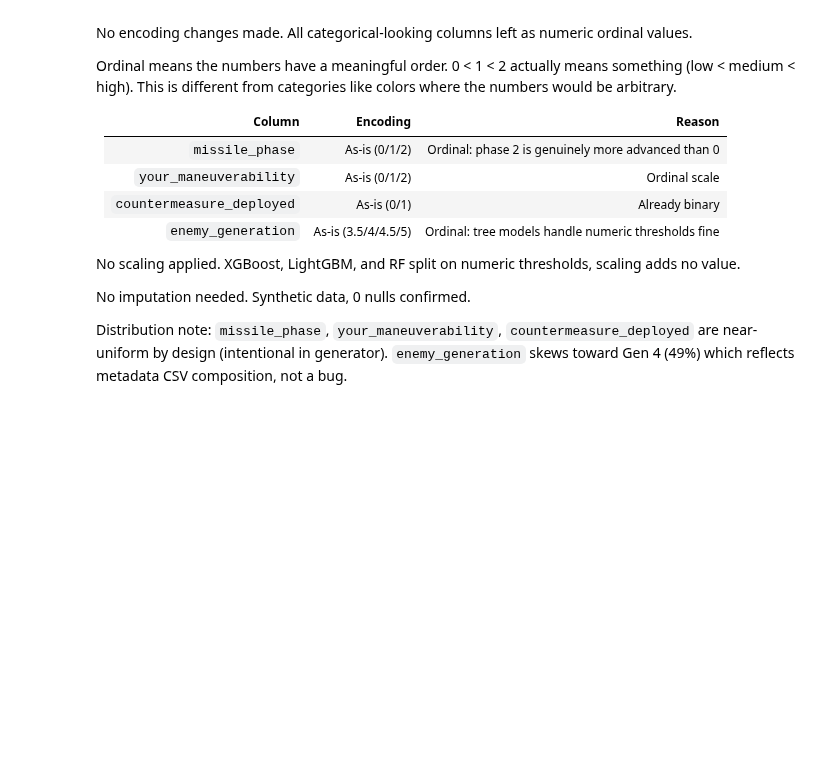
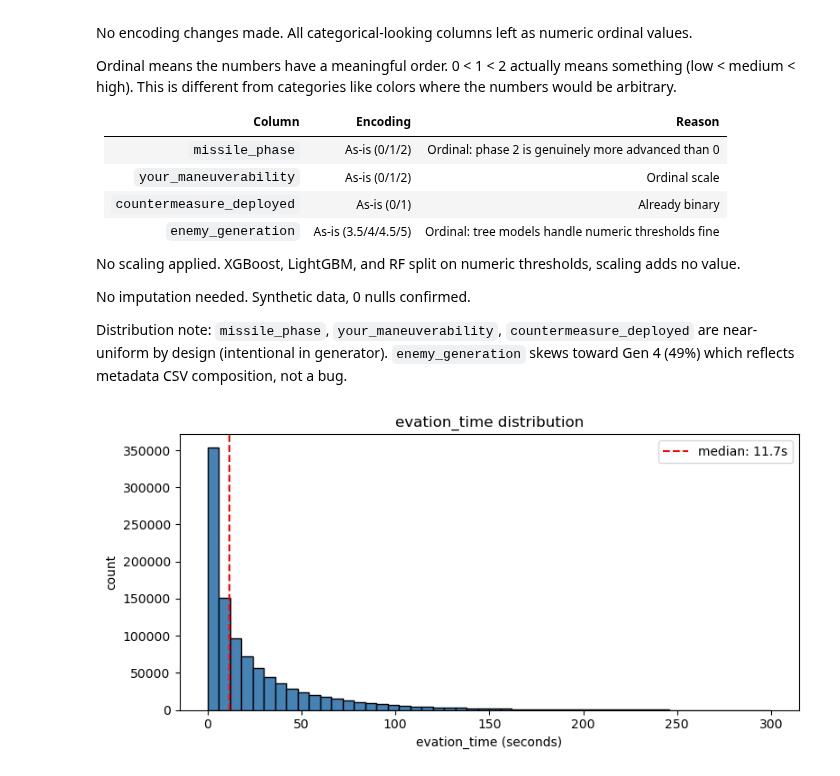
Before and after one commit to Eakempreet/ATAS_Project, a Jupyter notebook: notebooks/02_eta_regressor/02_eta_regressor.ipynb, the cells around one changed output. Cells and saved outputs as stored; diff of their text form; code cells hidden in the pictures; blank space fills up the shorter version.

Commit message:
feat: complete EDA for evasion regressor

```diff
--- a/notebooks/02_eta_regressor/02_eta_regressor.ipynb
+++ b/notebooks/02_eta_regressor/02_eta_regressor.ipynb
@@ -390,3 +392,21 @@ No scaling applied. XGBoost, LightGBM, and RF split on numeric thresholds, scali
 No imputation needed. Synthetic data, 0 nulls confirmed.
 
 Distribution note: `missile_phase`, `your_maneuverability`, `countermeasure_deployed` are near-uniform by design (intentional in generator). `enemy_generation` skews toward Gen 4 (49%) which reflects metadata CSV composition, not a bug.
+# %%
+# Plotting histogram for evasion_time distribution
+
+plt.figure(figsize=(8,4))
+plt.hist(aircraft_df["evasion_time"], bins=50,
+         color='steelblue', edgecolor='black')
+plt.title('evation_time distribution')
+plt.xlabel('evation_time (seconds)')
+plt.ylabel('count')
+plt.axvline(aircraft_df["evasion_time"].median(),
+            color='red',
+            linestyle="--",
+            label=f"median: {aircraft_df['evasion_time'].median():.1f}s")
+plt.legend()
+plt.tight_layout()
+plt.show()
+# %% [output]
+[figure, added]
```
Also changed, not shown: parts of 7 cells of this notebook.
